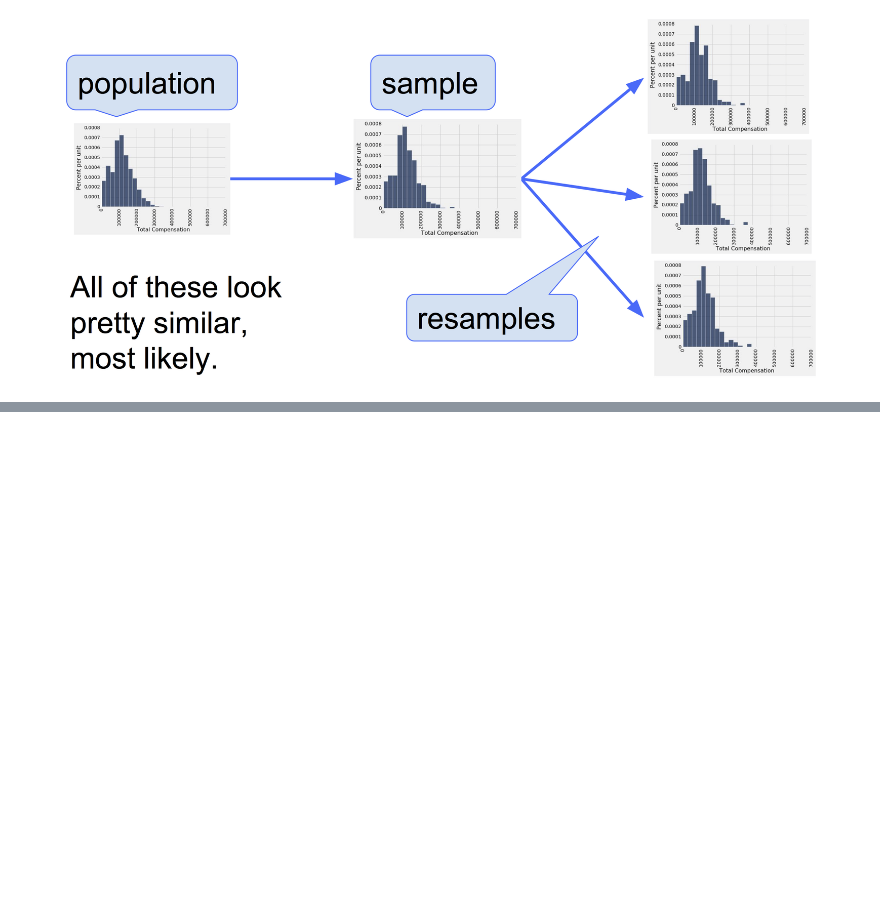
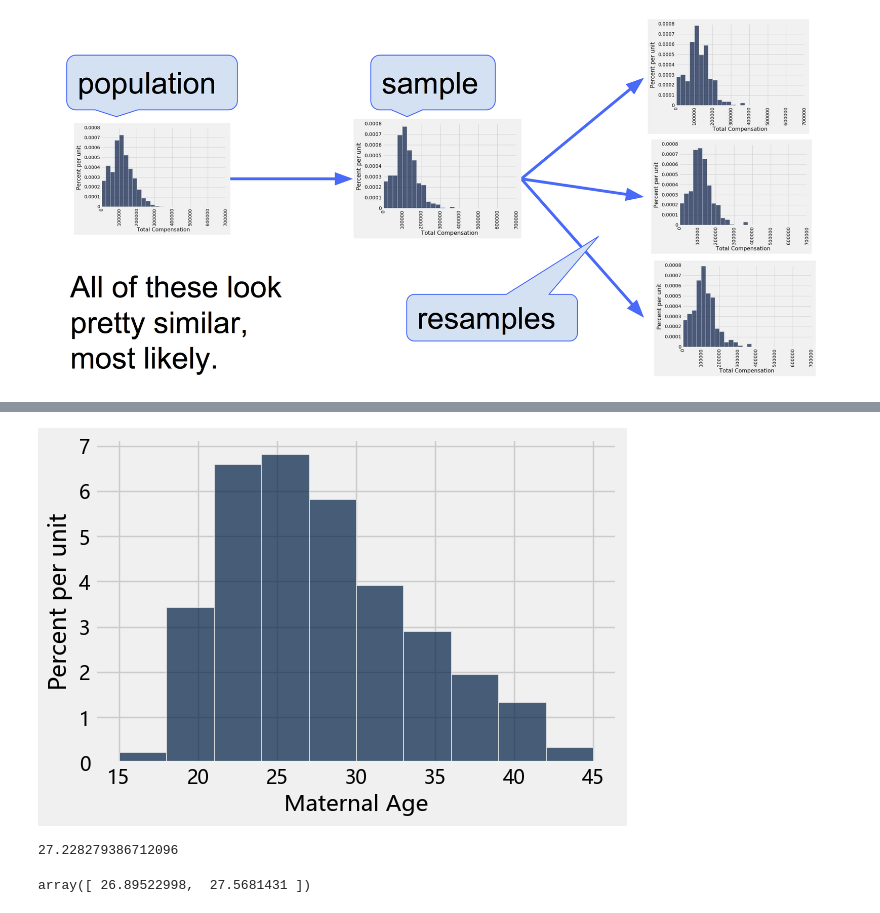
Before and after one commit to Matthew-HMS/Datascience101, a Jupyter notebook: Estimation.ipynb, the cells around one changed output, grey strips where cells are left out. Drawn from its saved outputs; the diff is of its cells as text; code cells hidden in the pictures; blank space fills up the shorter version.

```diff
--- a/Estimation.ipynb
+++ b/Estimation.ipynb
@@ -209,0 +335,8 @@ def bootstrap_median(original_sample, repetitions):
+# %%
+births.select('Maternal Age').hist()
+# %% [output]
+[figure, added]
+# %%
+np.average(births.column('Maternal Age'))
+# %% [output]
+27.228279386712096
@@ -209,0 +352,6 @@ def bootstrap_median(original_sample, repetitions):
+# %%
+left  = percentile(2.5, bstrap_mean)
+right = percentile(97.5, bstrap_mean)
+make_array(left, right)
+# %% [output]
+array([ 26.89522998,  27.5681431 ])
```
Also changed, not shown: parts of 50 cells of this notebook.
